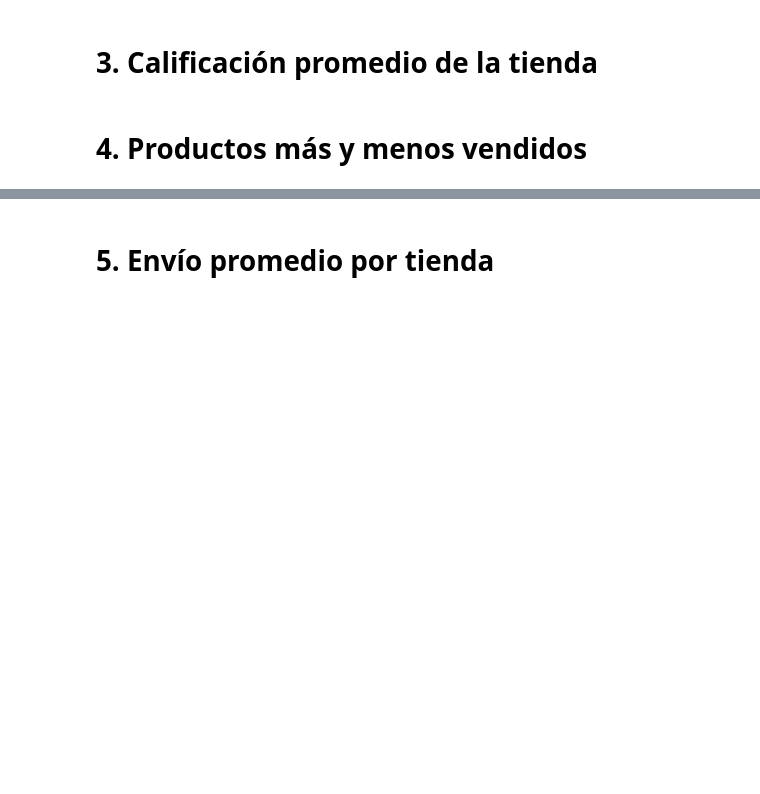
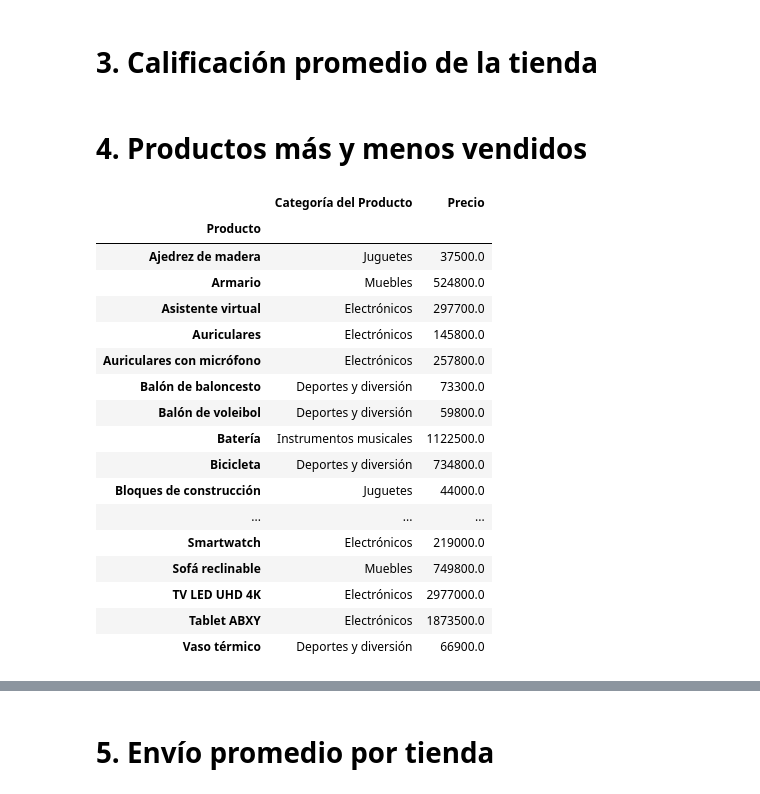
Before and after one commit to Marlucben/challengeAluraDataSciecie1, a Jupyter notebook: AluraStoreLatam.ipynb, the cells around one changed output, grey strips where cells are left out. Saved outputs shown, nothing was run; the diff lists cells and outputs as text; code cells hidden in the pictures; blank space fills up the shorter version.

```diff
--- a/AluraStoreLatam.ipynb
+++ b/AluraStoreLatam.ipynb
@@ -112,4 +112,2 @@ maximaPorCategoriaPorTienda(tienda)
 # %% [markdown]
 # 3. Calificación promedio de la tienda
-# %%
-df= tienda['Producto'].np.where(, x, y)
@@ -118,2 +114,29 @@ df
 # %% [markdown]
 # 4. Productos más y menos vendidos
+# %%
+def maximasPorProductos(tiendas):
+  df = tiendas.copy()
+  df = tiendas.copy()
+  df = df.iloc[:,[0,1,2]].copy()
+  df = df.groupby("Producto").max()
+  return df
+maximasPorProductos(tienda)
+# %% [output]
+|  | Categoría del Producto | Precio |
+| Producto |  |  |
+| Ajedrez de madera | Juguetes | 37500.0 |
+| Armario | Muebles | 524800.0 |
+| Asistente virtual | Electrónicos | 297700.0 |
+| Auriculares | Electrónicos | 145800.0 |
+| Auriculares con micrófono | Electrónicos | 257800.0 |
+| Balón de baloncesto | Deportes y diversión | 73300.0 |
+| Balón de voleibol | Deportes y diversión | 59800.0 |
+| Batería | Instrumentos musicales | 1122500.0 |
+| Bicicleta | Deportes y diversión | 734800.0 |
+| Bloques de construcción | Juguetes | 44000.0 |
+| ... | ... | ... |
+| Smartwatch | Electrónicos | 219000.0 |
+| Sofá reclinable | Muebles | 749800.0 |
+| TV LED UHD 4K | Electrónicos | 2977000.0 |
+| Tablet ABXY | Electrónicos | 1873500.0 |
+| Vaso térmico | Deportes y diversión | 66900.0 |
```
Also changed, not shown: parts of 3 cells of this notebook.
